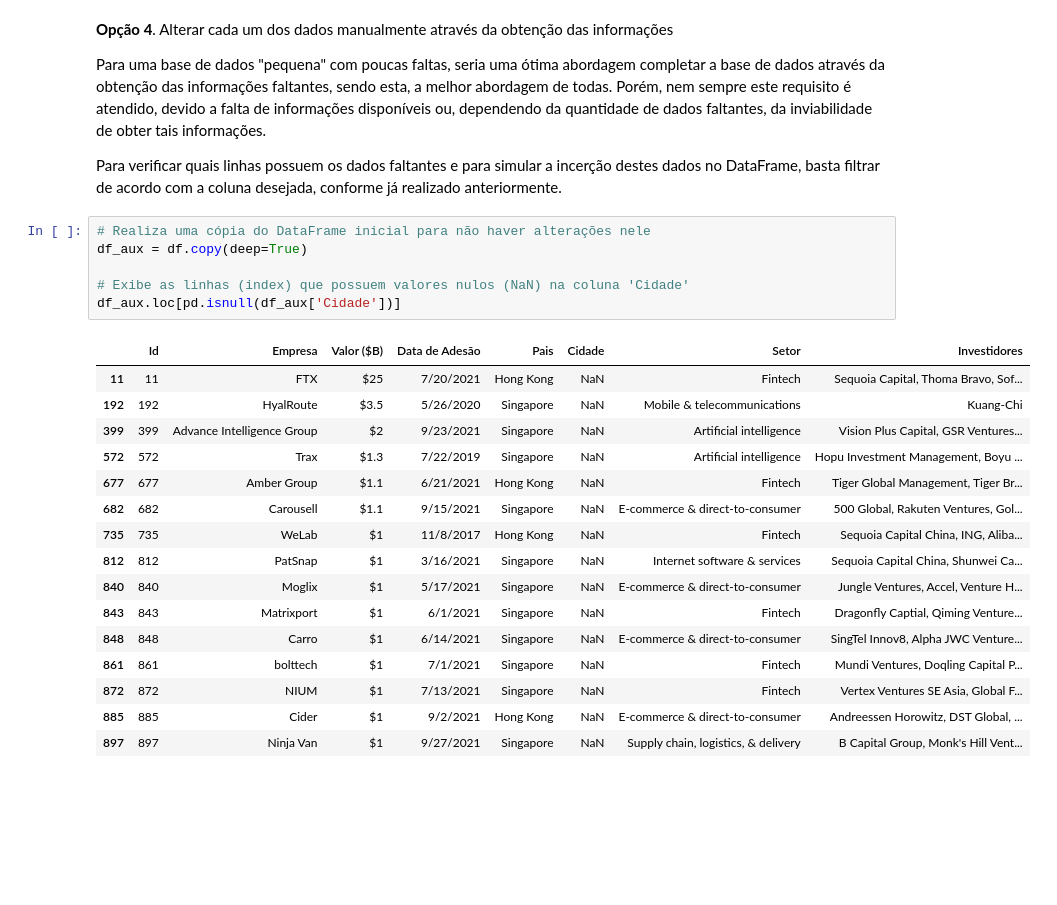
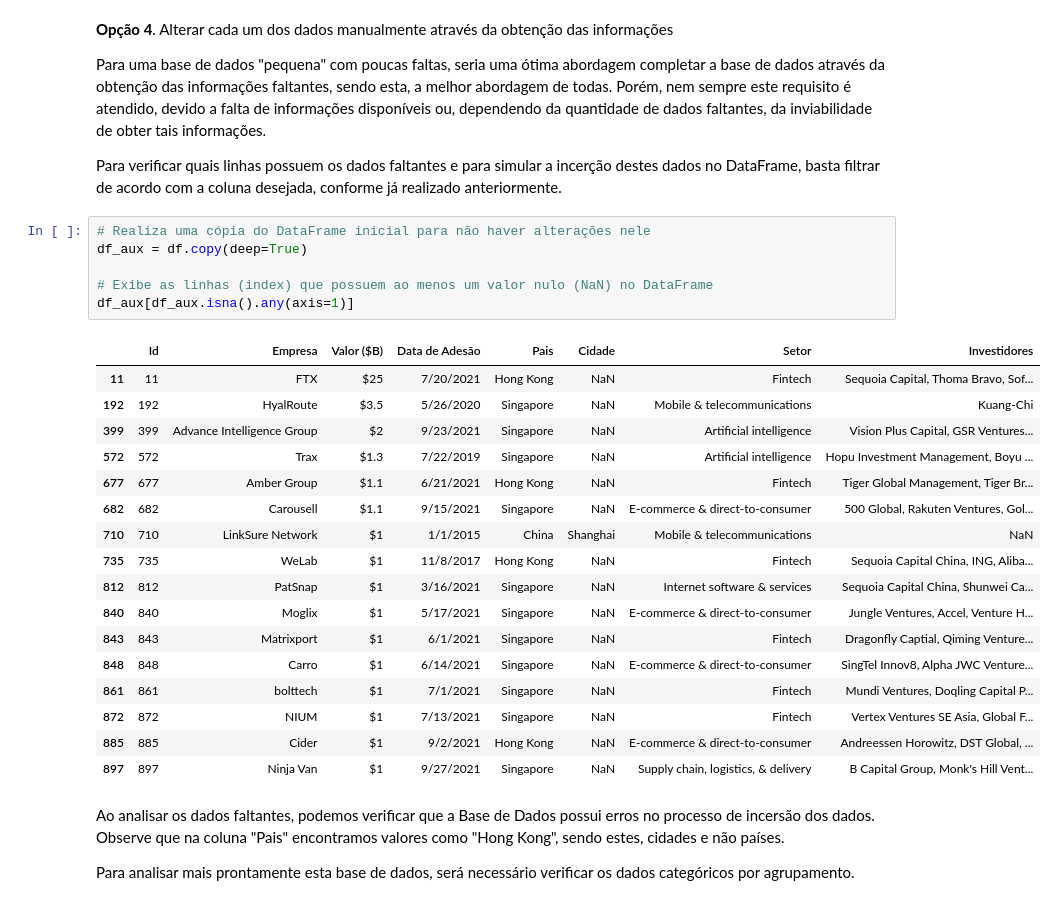
Before and after one commit to willianjcampos/python-analise-dados, a Jupyter notebook: 1 - Empresas Unicórnios/EstudoBaseDados.ipynb, the cells around one changed output. Cells and saved outputs as stored; diff of their text form; blank space fills up the shorter version.

```diff
--- a/1 - Empresas Unicórnios/EstudoBaseDados.ipynb
+++ b/1 - Empresas Unicórnios/EstudoBaseDados.ipynb
@@ -180,17 +231,18 @@ Para verificar quais linhas possuem os dados faltantes e para simular a incerç
 # %%
 # Realiza uma cópia do DataFrame inicial para não haver alterações nele
 df_aux = df.copy(deep=True)
 
-# Exibe as linhas (index) que possuem valores nulos (NaN) na coluna 'Cidade'
-df_aux.loc[pd.isnull(df_aux['Cidade'])]
+# Exibe as linhas (index) que possuem ao menos um valor nulo (NaN) no DataFrame
+df_aux[df_aux.isna().any(axis=1)]
 # %% [output]
 |  | Id | Empresa | Valor ($B) | Data de Adesão | Pais | Cidade | Setor | Investidores |
 | 11 | 11 | FTX | $25 | 7/20/2021 | Hong Kong | NaN | Fintech | Sequoia Capital, Thoma Bravo, Sof... |
 | 192 | 192 | HyalRoute | $3.5 | 5/26/2020 | Singapore | NaN | Mobile & telecommunications | Kuang-Chi |
 | 399 | 399 | Advance Intelligence Group | $2 | 9/23/2021 | Singapore | NaN | Artificial intelligence | Vision Plus Capital, GSR Ventures... |
 | 572 | 572 | Trax | $1.3 | 7/22/2019 | Singapore | NaN | Artificial intelligence | Hopu Investment Management, Boyu ... |
 | 677 | 677 | Amber Group | $1.1 | 6/21/2021 | Hong Kong | NaN | Fintech | Tiger Global Management, Tiger Br... |
 | 682 | 682 | Carousell | $1.1 | 9/15/2021 | Singapore | NaN | E-commerce & direct-to-consumer | 500 Global, Rakuten Ventures, Gol... |
+| 710 | 710 | LinkSure Network | $1 | 1/1/2015 | China | Shanghai | Mobile & telecommunications | NaN |
 | 735 | 735 | WeLab | $1 | 11/8/2017 | Hong Kong | NaN | Fintech | Sequoia Capital China, ING, Aliba... |
 | 812 | 812 | PatSnap | $1 | 3/16/2021 | Singapore | NaN | Internet software & services | Sequoia Capital China, Shunwei Ca... |
 | 840 | 840 | Moglix | $1 | 5/17/2021 | Singapore | NaN | E-commerce & direct-to-consumer | Jungle Ventures, Accel, Venture H... |
@@ -200,3 +252,7 @@ df_aux.loc[pd.isnull(df_aux['Cidade'])]
 | 872 | 872 | NIUM | $1 | 7/13/2021 | Singapore | NaN | Fintech | Vertex Ventures SE Asia, Global F... |
 | 885 | 885 | Cider | $1 | 9/2/2021 | Hong Kong | NaN | E-commerce & direct-to-consumer | Andreessen Horowitz, DST Global, ... |
 | 897 | 897 | Ninja Van | $1 | 9/27/2021 | Singapore | NaN | Supply chain, logistics, & delivery | B Capital Group, Monk's Hill Vent... |
+# %% [markdown]
+Ao analisar os dados faltantes, podemos verificar que a Base de Dados possui erros no processo de incersão dos dados. Observe que na coluna "Pais" encontramos valores como "Hong Kong", sendo estes, cidades e não países.
+
+Para analisar mais prontamente esta base de dados, será necessário verificar os dados categóricos por agrupamento.
```
Also changed, not shown: parts of 40 cells of this notebook, 5 other files.
